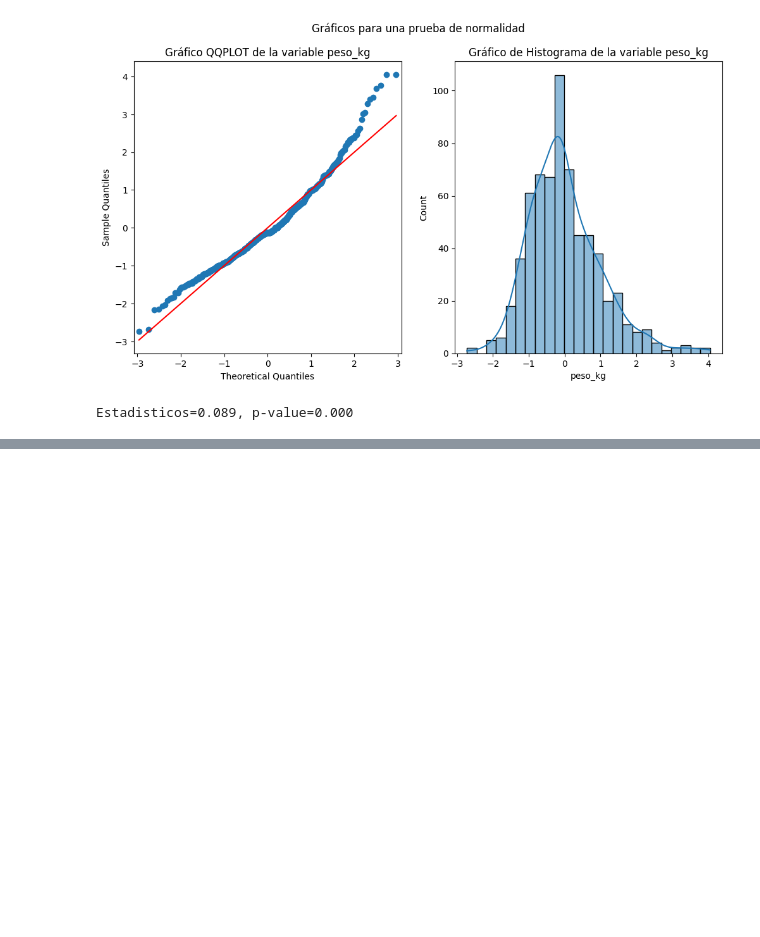
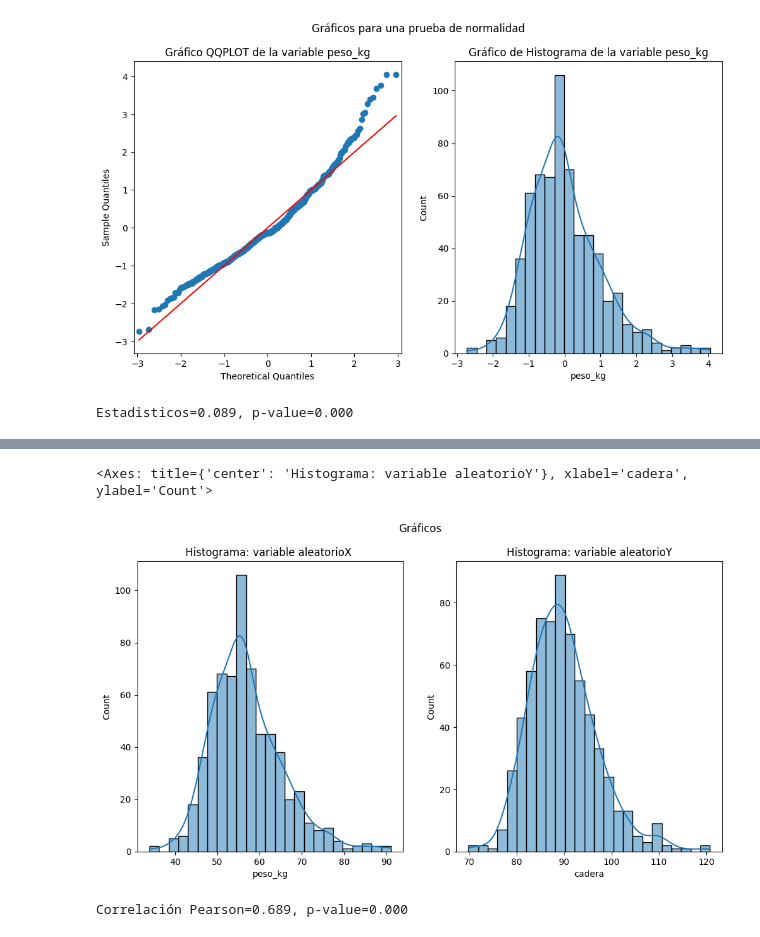
Before and after one commit to gcontrerasx/Ciencia-de-Datos-y-ML-con-Python, a Jupyter notebook: M2_Proyecto_No_3_Inferencial.ipynb, the cells around one changed output, grey strips where cells are left out. Saved outputs shown, nothing was run; the diff lists cells and outputs as text; code cells hidden in the pictures; blank space fills up the shorter version.

```diff
--- a/M2_Proyecto_No_3_Inferencial.ipynb
+++ b/M2_Proyecto_No_3_Inferencial.ipynb
@@ -465,0 +484,23 @@ Estadisticos=0.089, p-value=0.000
+# %%
+# Gráfico distribución de las variables
+
+fig, axes = plt.subplots(nrows=1, ncols=2, figsize=(12, 6))  # 1 Fila [0]
+fig.suptitle('Gráficos')
+
+axes[0].set_title('Histograma: variable aleatorioX ')
+axes[1].set_title('Histograma: variable aleatorioY')
+
+sns.histplot(x='peso_kg', data=df_num, ax=axes[0], kde= True)
+sns.histplot(x='cadera', data=df_num, ax=axes[1], kde= True)
+# %% [output]
+<Axes: title={'center': 'Histograma: variable aleatorioY'}, xlabel='cadera', ylabel='Count'>
+[figure, added]
+# %%
+# Correlación r de pearson
+from scipy.stats import pearsonr, spearmanr
+
+r, p = pearsonr(df_num['peso_kg'], df_num['cadera'])
+
+print('Correlación Pearson=%.3f, p-value=%.3f' % (r, p))
+# %% [output]
+Correlación Pearson=0.689, p-value=0.000
```
Also changed, not shown: parts of 10 cells of this notebook.
